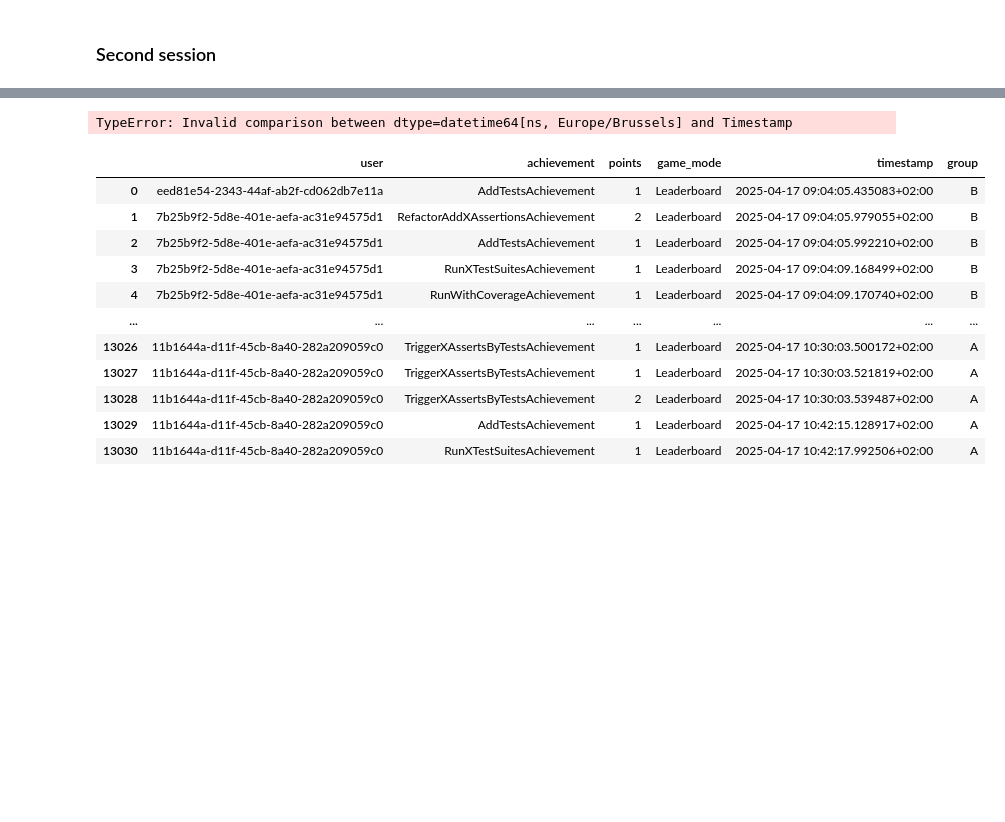
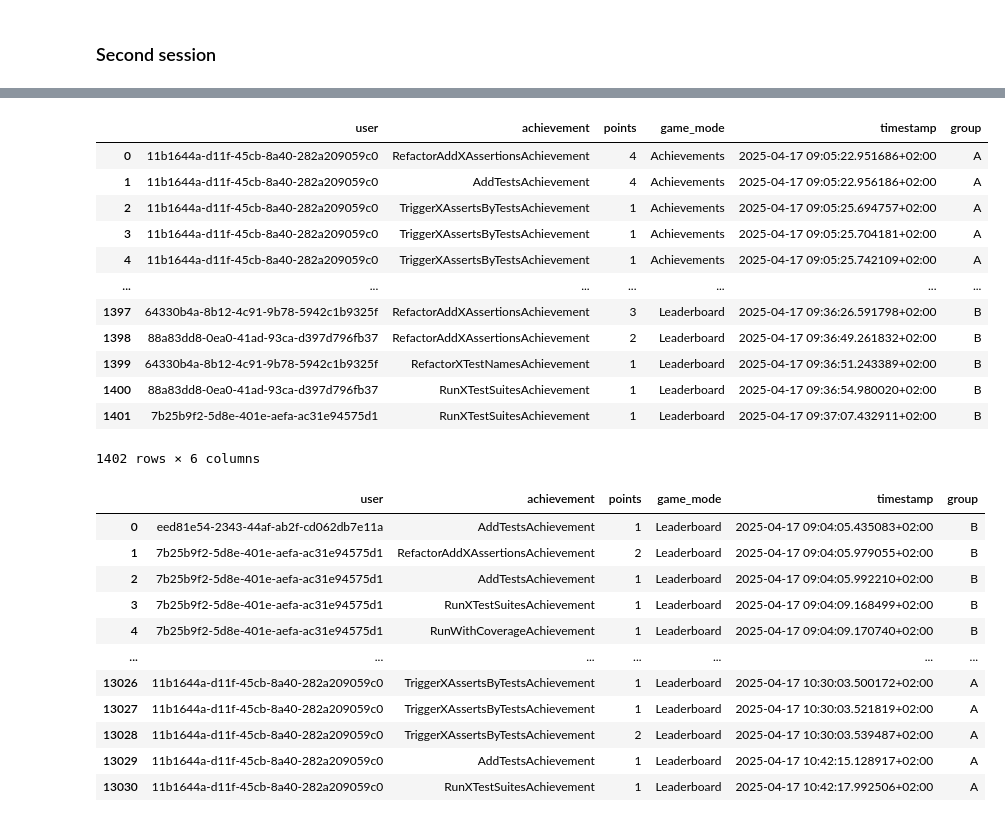
Before and after one commit to ThibBer/MemoireDataAnalytics, a Jupyter notebook: notebooks/arrange data/Database data.ipynb, the cells around one changed output, grey strips where cells are left out. Saved outputs shown, nothing was run; the diff lists cells and outputs as text; code cells hidden in the pictures; blank space fills up the shorter version.

```diff
--- a/notebooks/arrange data/Database data.ipynb
+++ b/notebooks/arrange data/Database data.ipynb
@@ -199,5 +201,6 @@ Length: 2, dtype: datetime64[ns]' has dtype incompatible with datetime64[ns, Eur
 # %%
 for index, row in groups_second_mode.iterrows():
+    timing_data.append([2, row["group"], row["game_mode"], row["theoretical_start"], row["end"]])
     print(f"Group {row["group"]} - {row["game_mode"]} | session 2 : {row["theoretical_start"]} -> {row["end"]}")
 
 filtered_list = []
@@ -218,4 +221,16 @@ Group B - Achievements | session 2 : 2025-04-17 09:41:54 -> 2025-04-17 10:01:54
+|  | user | achievement | points | game_mode | timestamp | group |
+| 0 | 11b1644a-d11f-45cb-8a40-282a209059c0 | RefactorAddXAssertionsAchievement | 4 | Achievements | 2025-04-17 09:05:22.951686+02:00 | A |
+| 1 | 11b1644a-d11f-45cb-8a40-282a209059c0 | AddTestsAchievement | 4 | Achievements | 2025-04-17 09:05:22.956186+02:00 | A |
+| 2 | 11b1644a-d11f-45cb-8a40-282a209059c0 | TriggerXAssertsByTestsAchievement | 1 | Achievements | 2025-04-17 09:05:25.694757+02:00 | A |
+| 3 | 11b1644a-d11f-45cb-8a40-282a209059c0 | TriggerXAssertsByTestsAchievement | 1 | Achievements | 2025-04-17 09:05:25.704181+02:00 | A |
+| 4 | 11b1644a-d11f-45cb-8a40-282a209059c0 | TriggerXAssertsByTestsAchievement | 1 | Achievements | 2025-04-17 09:05:25.742109+02:00 | A |
+| ... | ... | ... | ... | ... | ... | ... |
+| 1397 | 64330b4a-8b12-4c91-9b78-5942c1b9325f | RefactorAddXAssertionsAchievement | 3 | Leaderboard | 2025-04-17 09:36:26.591798+02:00 | B |
+| 1398 | 88a83dd8-0ea0-41ad-93ca-d397d796fb37 | RefactorAddXAssertionsAchievement | 2 | Leaderboard | 2025-04-17 09:36:49.261832+02:00 | B |
+| 1399 | 64330b4a-8b12-4c91-9b78-5942c1b9325f | RefactorXTestNamesAchievement | 1 | Leaderboard | 2025-04-17 09:36:51.243389+02:00 | B |
+| 1400 | 88a83dd8-0ea0-41ad-93ca-d397d796fb37 | RunXTestSuitesAchievement | 1 | Leaderboard | 2025-04-17 09:36:54.980020+02:00 | B |
+| 1401 | 7b25b9f2-5d8e-401e-aefa-ac31e94575d1 | RunXTestSuitesAchievement | 1 | Leaderboard | 2025-04-17 09:37:07.432911+02:00 | B |
-TypeError: Invalid comparison between dtype=datetime64[ns, Europe/Brussels] and Timestamp
+1402 rows × 6 columns
 # %%
 cleaned_df = cleaned_first_part_df.merge(
     wrong_first_mode,
```
Also changed, not shown: parts of 6 cells of this notebook, 6 other files.
